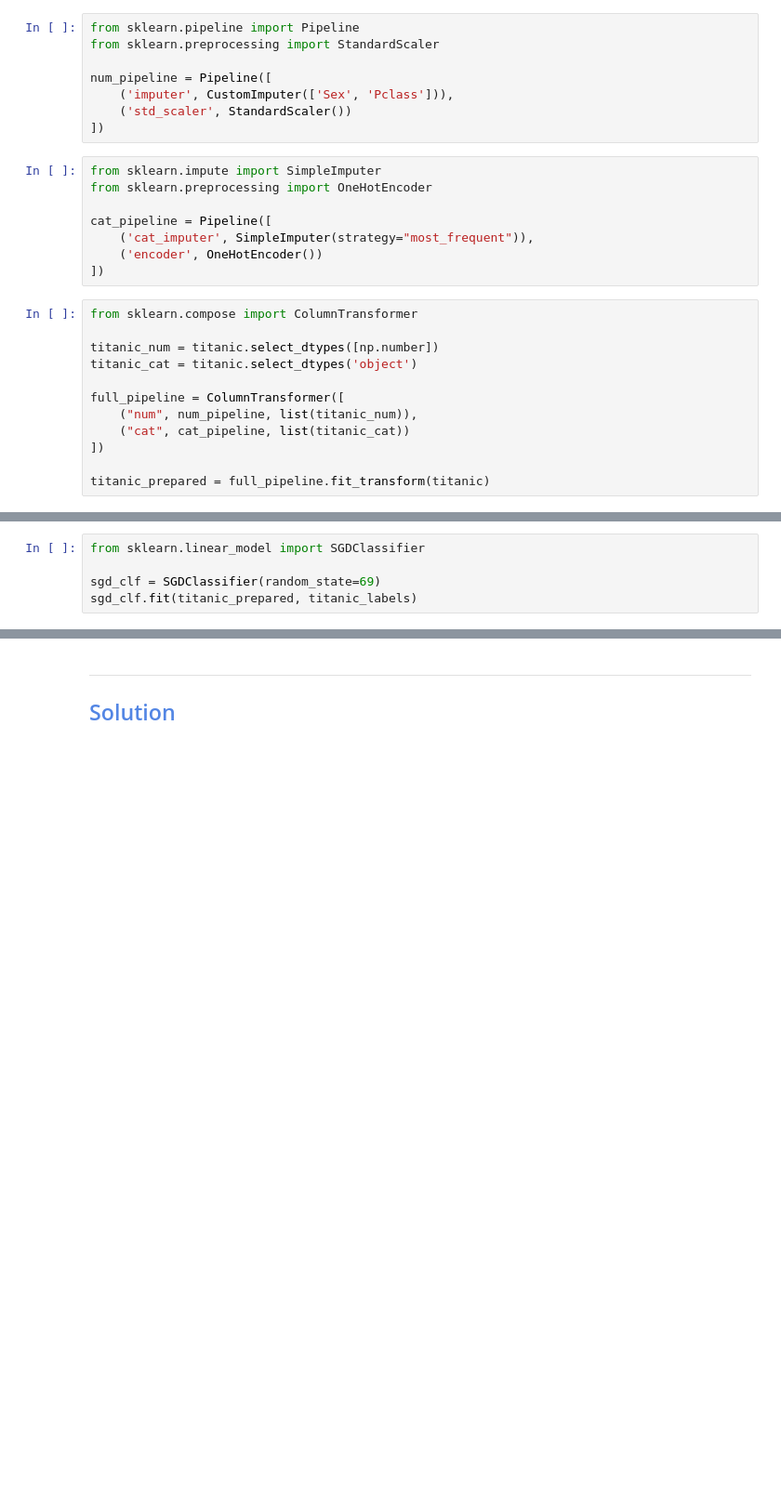
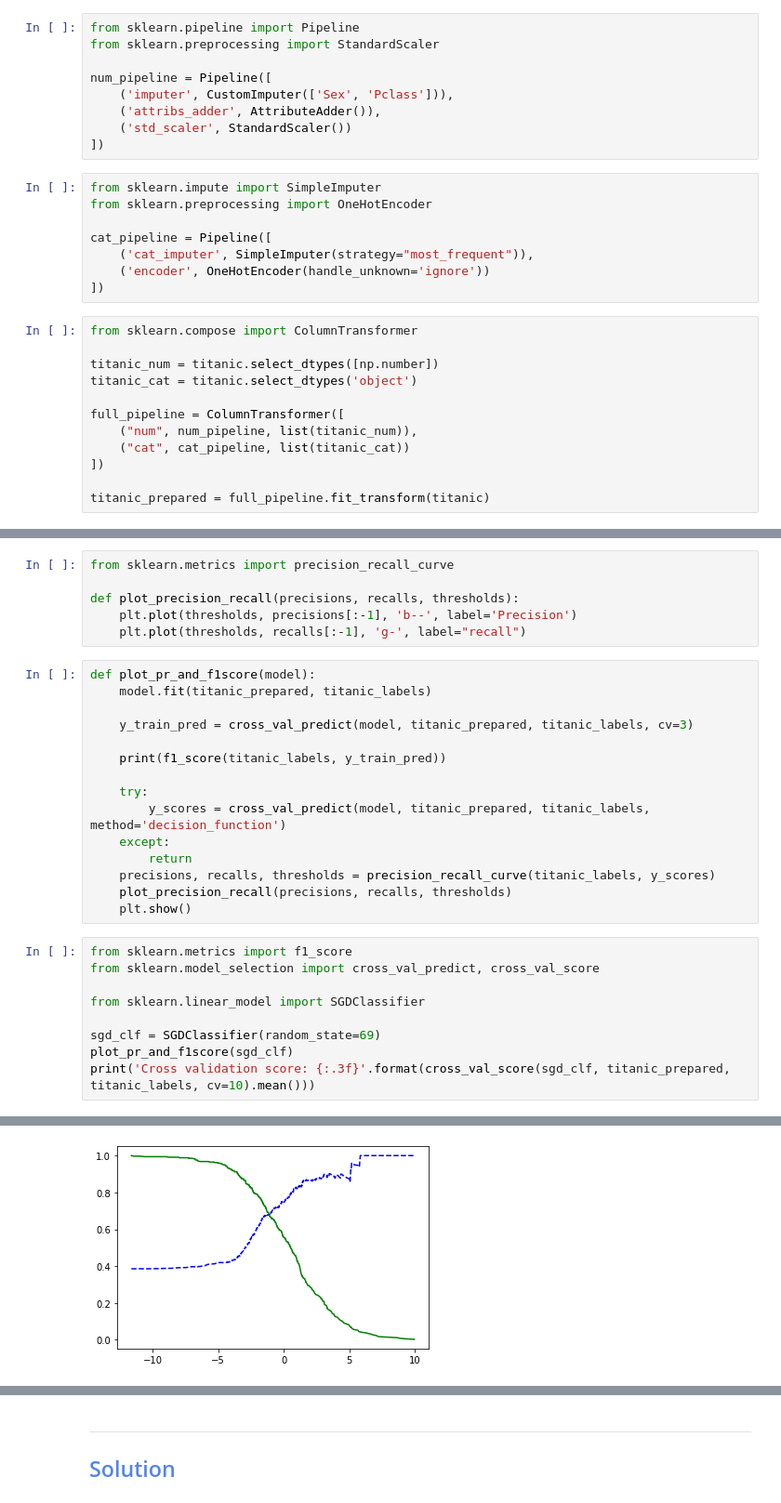
Before and after one commit to FukiBabasaki/Data-science-portfolio, a Jupyter notebook: Notebooks/Supervised/Titanic-classification/titanic-classification.ipynb, the cells around one changed output, grey strips where cells are left out. Shown: that part at 93% size. Cells and saved outputs as stored; diff of their text form; blank space fills up the shorter version.

```diff
--- a/Notebooks/Supervised/Titanic-classification/titanic-classification.ipynb
+++ b/Notebooks/Supervised/Titanic-classification/titanic-classification.ipynb
@@ -173,6 +195,7 @@ from sklearn.preprocessing import StandardScaler
 
 num_pipeline = Pipeline([
     ('imputer', CustomImputer(['Sex', 'Pclass'])),
+    ('attribs_adder', AttributeAdder()),
     ('std_scaler', StandardScaler())
 ])
 # %%
@@ -181,7 +204,7 @@ from sklearn.preprocessing import OneHotEncoder
 
 cat_pipeline = Pipeline([
     ('cat_imputer', SimpleImputer(strategy="most_frequent")),
-    ('encoder', OneHotEncoder())
+    ('encoder', OneHotEncoder(handle_unknown='ignore'))
 ])
 # %%
 from sklearn.compose import ColumnTransformer
@@ -201,6 +225,31 @@ titanic_prepared = full_pipeline.fit_transform(titanic)
+# %%
+from sklearn.metrics import precision_recall_curve
+
+def plot_precision_recall(precisions, recalls, thresholds):
+    plt.plot(thresholds, precisions[:-1], 'b--', label='Precision')
+    plt.plot(thresholds, recalls[:-1], 'g-', label="recall")
+# %%
+def plot_pr_and_f1score(model):
+    model.fit(titanic_prepared, titanic_labels)
+
+    y_train_pred = cross_val_predict(model, titanic_prepared, titanic_labels, cv=3)
+
+    print(f1_score(titanic_labels, y_train_pred))
+
+    try:
+        y_scores = cross_val_predict(model, titanic_prepared, titanic_labels, method='decision_function')
+    except:
+        return
+    precisions, recalls, thresholds = precision_recall_curve(titanic_labels, y_scores)
+    plot_precision_recall(precisions, recalls, thresholds)
+    plt.show()
 # %%
+from sklearn.metrics import f1_score
+from sklearn.model_selection import cross_val_predict, cross_val_score
+
 from sklearn.linear_model import SGDClassifier
 
 sgd_clf = SGDClassifier(random_state=69)
-sgd_clf.fit(titanic_prepared, titanic_labels)
+plot_pr_and_f1score(sgd_clf)
+print('Cross validation score: {:.3f}'.format(cross_val_score(sgd_clf, titanic_prepared, titanic_labels, cv=10).mean()))
 # %% [output]
@@ -207,0 +257 @@ SGDClassifier(random_state=69)
+[figure, added]
```
Also changed, not shown: parts of 21 cells of this notebook.
